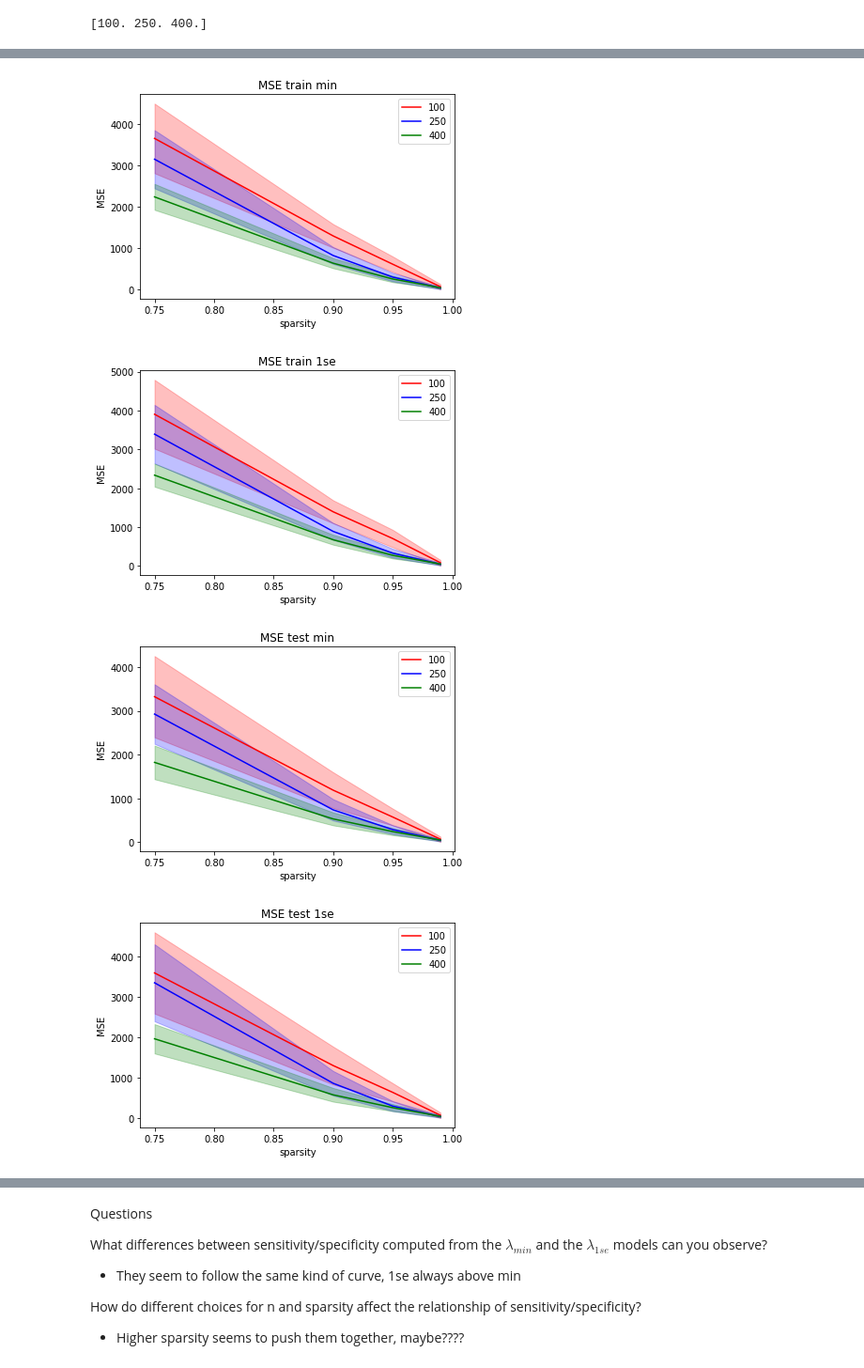
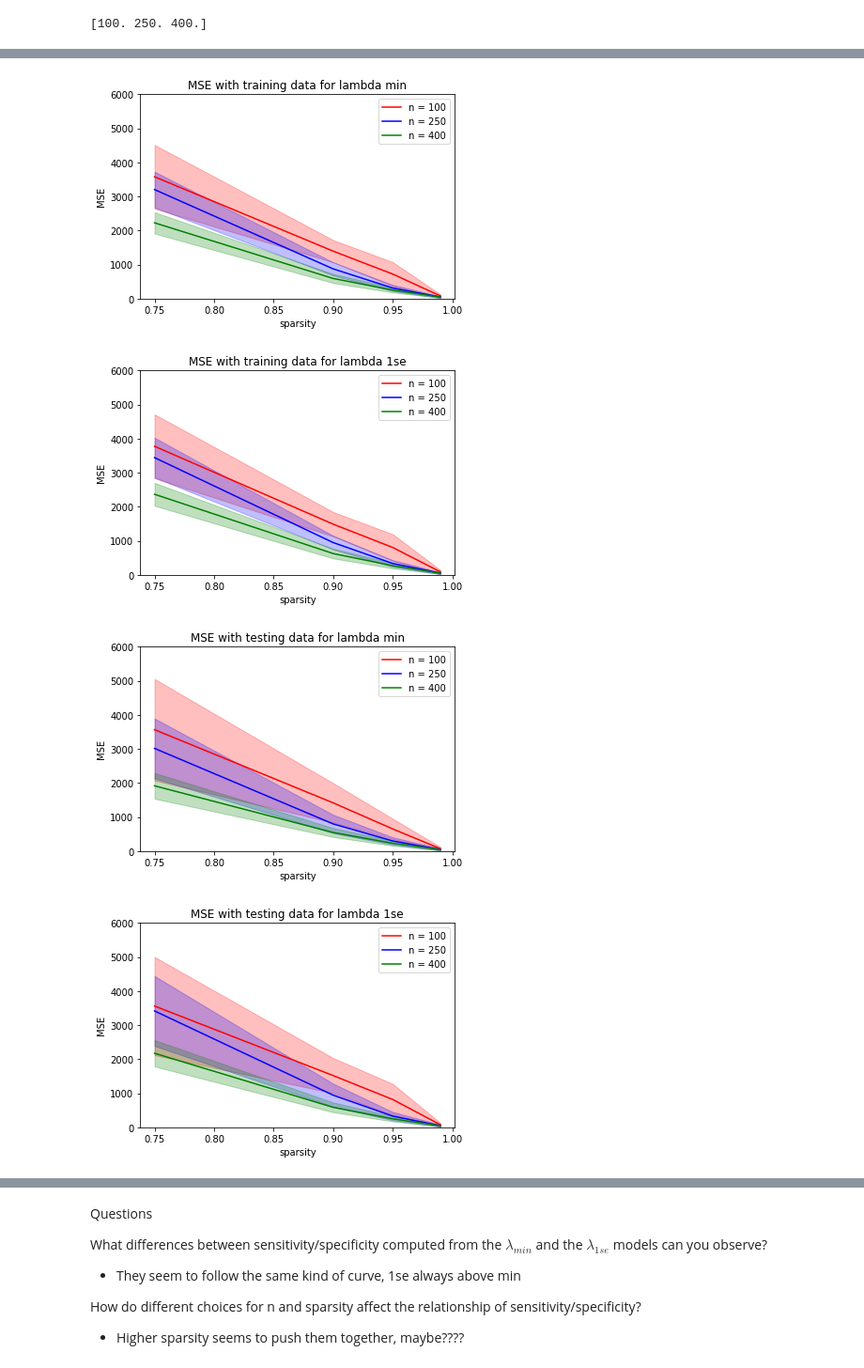
Before and after one commit to antonsandberg/Big-Data, a Jupyter notebook: Project3.ipynb, the cells around one changed output, grey strips where cells are left out. Shown at 94% size. Drawn from its saved outputs; the diff is of its cells as text; code cells hidden in the pictures.

```diff
--- a/Project3.ipynb
+++ b/Project3.ipynb
@@ -67,6 +68,9 @@ def simulate_data(n, p, rng, sparsity=0.95, SNR=2.0, beta_scale=5.0):
     # Shuffle columns so that non-zero features appear
     # not simply in the first (1 - sparsity) * p columns
     idx_col = rng.permutation(p)
+    idx_row = rng.permutation(n)
+    X = X[idx_row, :]
+    y = y[idx_row]
 
     return X[:, idx_col], y, beta[idx_col]
 # %% [markdown]
@@ -234,41 +237,43 @@ c = ['red', 'blue', 'green']
 t = ['min', '1se']
 for ci, ct in enumerate(t):
     plt.figure(ci)
     for i in range(len(n)):
         min_means = np.mean(MSEtrain[ct][i], axis=1)
         min_std = np.std(MSEtrain[ct][i], axis=1)
         min_stds = [min_means - min_std,
                     min_means + min_std]
         line, = plt.plot(sparsity, min_means, c[i])
-        line.set_label(int((n[i])))
+        line.set_label(f'n = {int((n[i]))}')
         # plt.plot(sparsity, min_stds[0], c[i], linestyle='dashed')
         # plt.plot(sparsity, min_stds[1], c[i], linestyle='dashed')
         plt.fill_between(sparsity, min_stds[0], min_stds[1], color=c[i], alpha=0.25)
-    plt.title('MSE train ' + ct)
+    plt.title(f'MSE with training data for lambda {ct}')
+    plt.ylim(0, 6000)
     plt.xlabel('sparsity')
     plt.ylabel('MSE')
     plt.legend()
 for ci, ct in enumerate(t):
     plt.figure(ci+2)
     for i in range(len(n)):
         min_means = np.mean(MSEtest[ct][i], axis=1)
         min_std = np.std(MSEtest[ct][i], axis=1)
         min_stds = [min_means - min_std,
                     min_means + min_std]
         line, = plt.plot(sparsity, min_means, c[i])
-        line.set_label(int((n[i])))
+        line.set_label(f'n = {int((n[i]))}')
         # plt.plot(sparsity, min_stds[0], c[i], linestyle='dashed')
         # plt.plot(sparsity, min_stds[1], c[i], linestyle='dashed')
         plt.fill_between(sparsity, min_stds[0], min_stds[1], color=c[i], alpha=0.25)
-    plt.title('MSE test ' + ct)
+    plt.title(f'MSE with testing data for lambda {ct}')
+    plt.ylim(0, 6000)
     plt.xlabel('sparsity')
     plt.ylabel('MSE')
     plt.legend()
 # %% [output]
-[figure, old version]
+[figure, new version]
-[figure, old version]
+[figure, new version]
-[figure, old version]
+[figure, new version]
-[figure, old version]
+[figure, new version]
 # %%
 k = ['min', '1se']
 sens={'min':[], '1se':[]}
```
Also changed, not shown: parts of 12 cells of this notebook, 1 other file.
